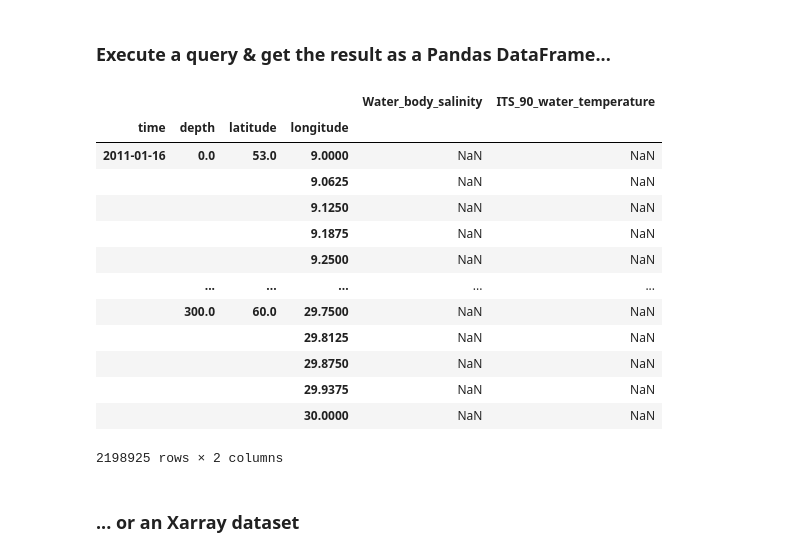
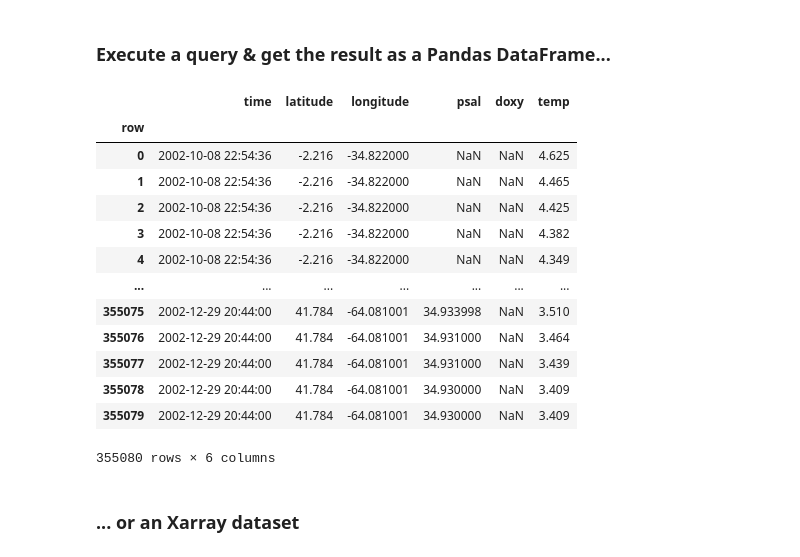
Before and after one commit to envri-fair/marine-eov-broker, a Jupyter notebook: EnvriHub Marine EOV Broker.ipynb, the cells around one changed output. Drawn from its saved outputs; the diff is of its cells as text; code cells hidden in the pictures.

```diff
--- a/EnvriHub Marine EOV Broker.ipynb
+++ b/EnvriHub Marine EOV Broker.ipynb
@@ -26,7 +26,7 @@ It will take some time (though it still needs improvements on performances). Thi
 Do we want to work with all datasets on Erddap servers ? Or do we want to build a fixed list for them ?
 # %%
 %%time
-broker = MarineBroker()
+broker = MarineRiBroker.MarineBroker()
 # %% [output]
 INFO:root:Querying vocabulary server for EOV : EV_OXY
 INFO:root:Querying vocabulary server for EOV : EV_SEATEMP
@@ -44,9 +45,22 @@ The user must provide the EOVs, min/max date/lat/lon, output format desired.
 When creating a query, the broker :
 * first looks at every dataset to see if they match any eov requested by the user
 * then checks if the datasets match the time/bbox requested by the user
+# %%
+start_date = "2002-10-01"
+end_date = "2003-01-01"
+min_lon = -180
+min_lat = -90
+max_lon = 180
+max_lat = 90
 # %%
 %%time
-# logger.setLevel(logging.DEBUG)
-# queries = broker.submit_request(["EV_SALIN", "EV_OXY", "EV_SEATEMP"], "2011-01-01", "2011-01-31", -10, 30, 30, 60, "csv")
-response = broker.submit_request(["EV_SALIN", "EV_OXY", "EV_SEATEMP", "EV_CO2", "EV_CHLA"], "2011-01-01", "2011-01-31", -10, 30, 30, 60, "csv")
+response = broker.submit_request(["EV_SALIN", "EV_OXY", "EV_SEATEMP", "EV_CO2", "EV_CHLA"],
+                                 start_date,
+                                 end_date,
+                                 min_lon,
+                                 min_lat,
+                                 max_lon,
+                                 max_lat,
+                                 "nc"
+                                 )
 # %% [output]
@@ -81,3 +97,6 @@ response.get_datasets_list()
  'SDC_GLO_AGG_V2']
 # %% [markdown]
 ### Access a dataset with its dataset ID and check its parameters
+# %%
+dataset_id = response.get_datasets_list()[-2]
+print(dataset_id)
@@ -88,23 +109,23 @@ response.get_dataset("ArgoFloats").found_eovs
 # %% [markdown]
 ### Execute a query & get the result as a Pandas DataFrame...
 # %%
-df = response.query_to_pandas_dataframe("SDC_BAL_CLIM_TS_V2_s")
+df = response.query_to_pandas_dataframe(dataset_id)
 df
 # %% [output]
-|  |  |  |  | Water_body_salinity | ITS_90_water_temperature |
-| time | depth | latitude | longitude |  |  |
-| 2011-01-16 | 0.0 | 53.0 | 9.0000 | NaN | NaN |
-|  |  |  | 9.0625 | NaN | NaN |
-|  |  |  | 9.1250 | NaN | NaN |
-|  |  |  | 9.1875 | NaN | NaN |
-|  |  |  | 9.2500 | NaN | NaN |
-|  | ... | ... | ... | ... | ... |
-|  | 300.0 | 60.0 | 29.7500 | NaN | NaN |
-|  |  |  | 29.8125 | NaN | NaN |
-|  |  |  | 29.8750 | NaN | NaN |
-|  |  |  | 29.9375 | NaN | NaN |
-|  |  |  | 30.0000 | NaN | NaN |
+|  | time | latitude | longitude | psal | doxy | temp |
+| row |  |  |  |  |  |  |
+| 0 | 2002-10-08 22:54:36 | -2.216 | -34.822000 | NaN | NaN | 4.625 |
+| 1 | 2002-10-08 22:54:36 | -2.216 | -34.822000 | NaN | NaN | 4.465 |
+| 2 | 2002-10-08 22:54:36 | -2.216 | -34.822000 | NaN | NaN | 4.425 |
+| 3 | 2002-10-08 22:54:36 | -2.216 | -34.822000 | NaN | NaN | 4.382 |
+| 4 | 2002-10-08 22:54:36 | -2.216 | -34.822000 | NaN | NaN | 4.349 |
+| ... | ... | ... | ... | ... | ... | ... |
+| 355075 | 2002-12-29 20:44:00 | 41.784 | -64.081001 | 34.933998 | NaN | 3.510 |
+| 355076 | 2002-12-29 20:44:00 | 41.784 | -64.081001 | 34.931000 | NaN | 3.464 |
+| 355077 | 2002-12-29 20:44:00 | 41.784 | -64.081001 | 34.931000 | NaN | 3.439 |
+| 355078 | 2002-12-29 20:44:00 | 41.784 | -64.081001 | 34.930000 | NaN | 3.409 |
+| 355079 | 2002-12-29 20:44:00 | 41.784 | -64.081001 | 34.930000 | NaN | 3.409 |
-2198925 rows × 2 columns
+355080 rows × 6 columns
 # %% [markdown]
 ### ... or an Xarray dataset
 # %%
```
Also changed, not shown: parts of 10 cells of this notebook, 1 other file.
